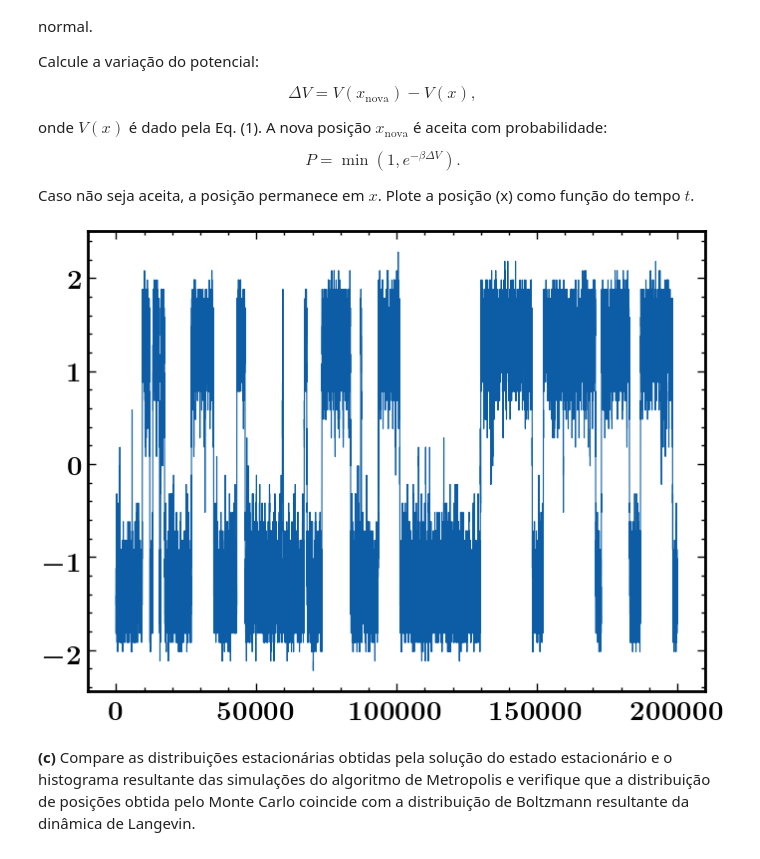
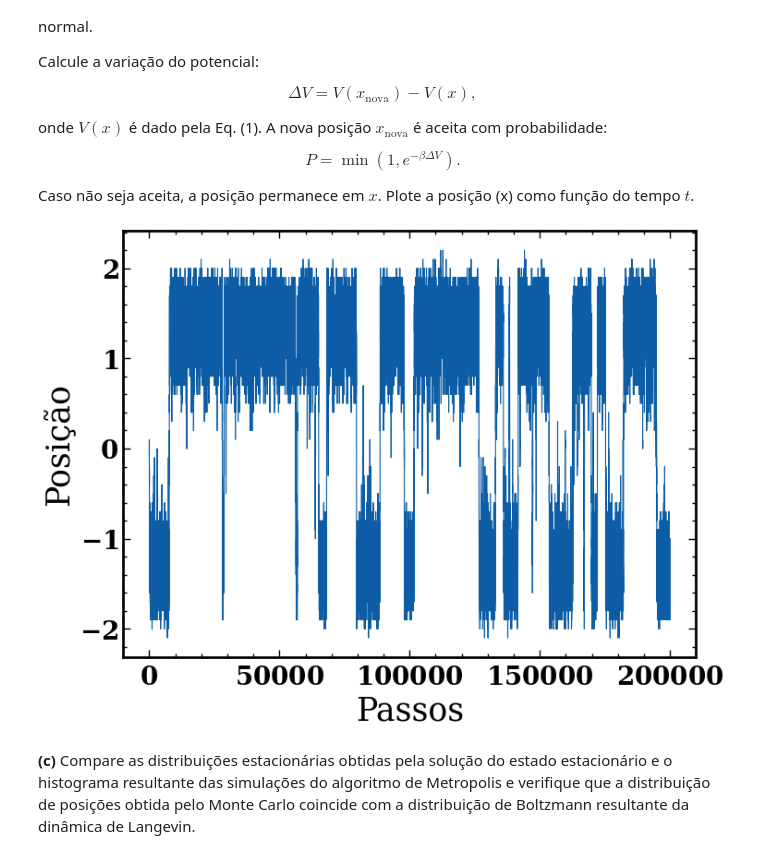
Before and after one commit to walacevale/Monte_Carlo, a Jupyter notebook: Lista 1/Lista1.ipynb, the cells around one changed output. Cells and saved outputs as stored; diff of their text form; code cells hidden in the pictures.

```diff
--- a/Lista 1/Lista1.ipynb
+++ b/Lista 1/Lista1.ipynb
@@ -182,33 +186,36 @@ $$
 
 Caso não seja aceita, a posição permanece em $x$. Plote a posição \(x\) como função do tempo $t$.
 # %%
-posicao_inicial = np.random.uniform(-2.5,2.5)
-#posicao_inicial = 0
+#posicao_inicial = np.random.uniform(-2.5,2.5)
+posicao_inicial = 0
 
 tamanho_passo = 0.1
 
 
 n = 200000
+beta = 1
 posicoes_aceitas = []
 
 for _ in range(n):
     passo = np.random.choice([-tamanho_passo, tamanho_passo])
     posicao_nova = posicao_inicial + passo
 
     delta_V = V(posicao_nova) - V(posicao_inicial)
     p_min = np.min([1, np.exp(-beta*delta_V)])
 
     r = np.random.uniform(0,1)
     if r < p_min:
         posicao_inicial = posicao_nova
         posicoes_aceitas.append(posicao_nova)
     else:
         posicoes_aceitas.append(posicao_inicial)
 
 plt.plot(np.arange(n)[:], posicoes_aceitas[:], '-', linewidth=0.8)
+plt.ylabel('Posição')
+plt.xlabel('Passos')
 plt.show()
 # %% [output]
-[figure, old version]
+[figure, new version]
 # %% [markdown]
 **(c)** Compare as distribuições estacionárias obtidas pela solução do estado estacionário e o histograma resultante das simulações do algoritmo de Metropolis e verifique que a distribuição de posições obtida pelo Monte Carlo coincide com a distribuição de Boltzmann resultante da dinâmica de Langevin.
 # %%
```
Also changed, not shown: parts of 17 cells of this notebook, 1 other file.
